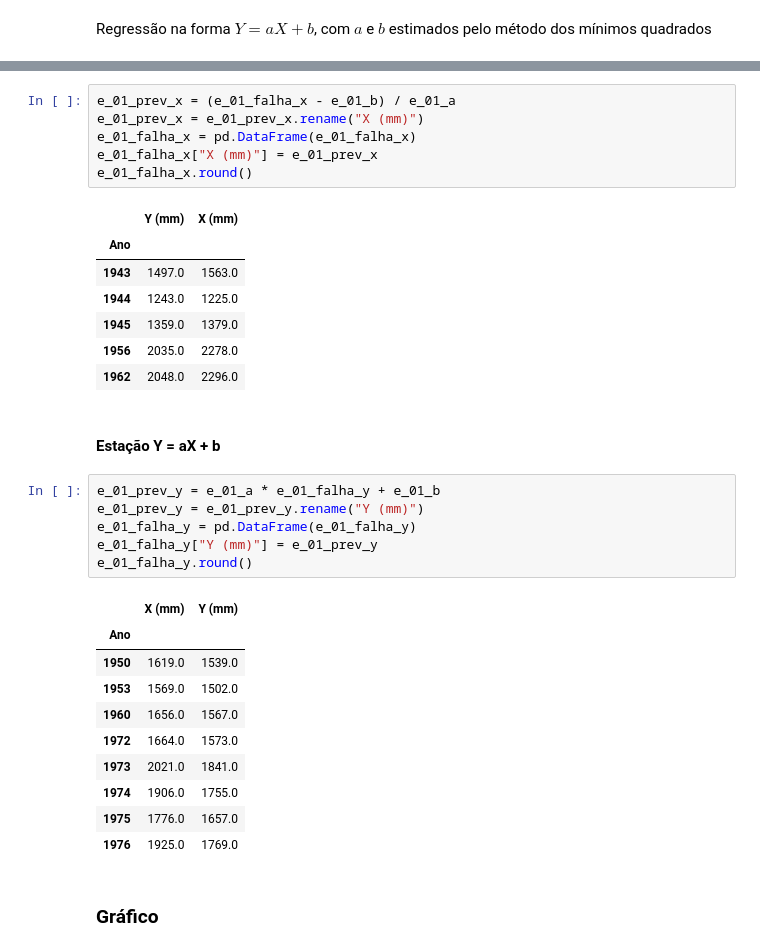
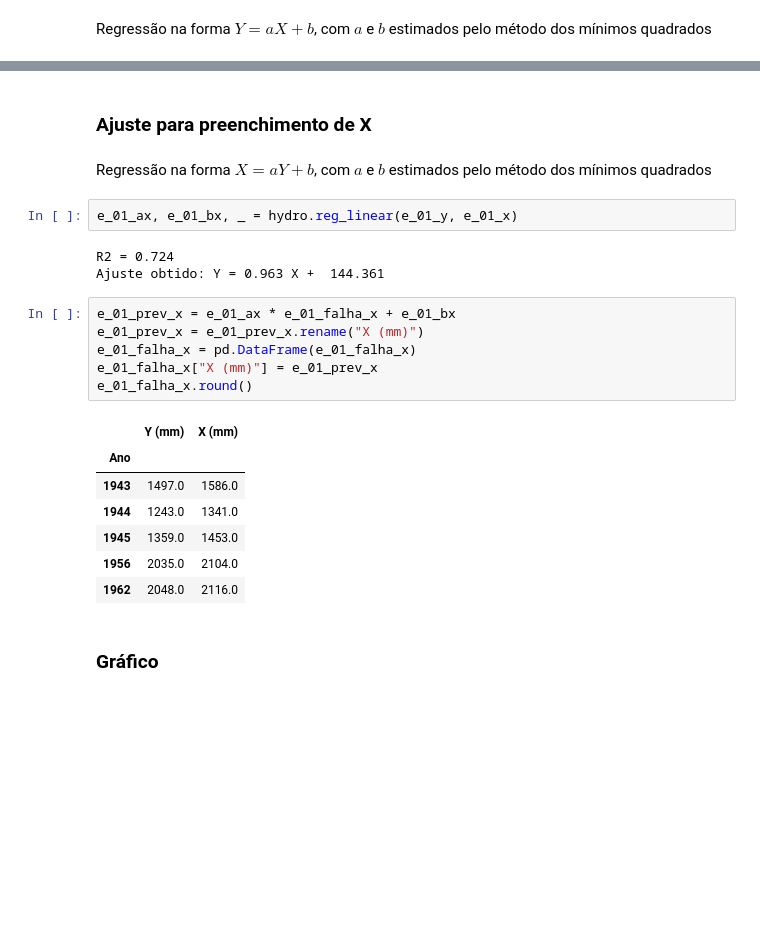
Before and after one commit to rqaita/hydrology, a Jupyter notebook: l_02.ipynb, the cells around one changed output, grey strips where cells are left out. Drawn from its saved outputs; the diff is of its cells as text; blank space fills up the shorter version.

```diff
--- a/l_02.ipynb
+++ b/l_02.ipynb
@@ -79,36 +77,26 @@ Ajuste obtido: $$Y = 0,752X + 321,852.$$
+# %% [markdown]
+### Ajuste para preenchimento de X
+# %% [markdown]
+Regressão na forma $X = a Y + b$, com $a$ e $b$ estimados pelo método dos mínimos quadrados
+# %%
+e_01_ax, e_01_bx, _ = hydro.reg_linear(e_01_y, e_01_x)
+# %% [output]
+R2 = 0.724
+Ajuste obtido: Y = 0.963 X +  144.361
 # %%
-e_01_prev_x = (e_01_falha_x - e_01_b) / e_01_a
+e_01_prev_x = e_01_ax * e_01_falha_x + e_01_bx
 e_01_prev_x = e_01_prev_x.rename("X (mm)")
 e_01_falha_x = pd.DataFrame(e_01_falha_x)
 e_01_falha_x["X (mm)"] = e_01_prev_x
 e_01_falha_x.round()
 # %% [output]
 |  | Y (mm) | X (mm) |
 | Ano |  |  |
-| 1943 | 1497.0 | 1563.0 |
-| 1944 | 1243.0 | 1225.0 |
-| 1945 | 1359.0 | 1379.0 |
-| 1956 | 2035.0 | 2278.0 |
-| 1962 | 2048.0 | 2296.0 |
+| 1943 | 1497.0 | 1586.0 |
+| 1944 | 1243.0 | 1341.0 |
+| 1945 | 1359.0 | 1453.0 |
+| 1956 | 2035.0 | 2104.0 |
+| 1962 | 2048.0 | 2116.0 |
-# %% [markdown]
-#### Estação Y = aX + b
-# %%
-e_01_prev_y = e_01_a * e_01_falha_y + e_01_b
-e_01_prev_y = e_01_prev_y.rename("Y (mm)")
-e_01_falha_y = pd.DataFrame(e_01_falha_y)
-e_01_falha_y["Y (mm)"] = e_01_prev_y
-e_01_falha_y.round()
-# %% [output]
-|  | X (mm) | Y (mm) |
-| Ano |  |  |
-| 1950 | 1619.0 | 1539.0 |
-| 1953 | 1569.0 | 1502.0 |
-| 1960 | 1656.0 | 1567.0 |
-| 1972 | 1664.0 | 1573.0 |
-| 1973 | 2021.0 | 1841.0 |
-| 1974 | 1906.0 | 1755.0 |
-| 1975 | 1776.0 | 1657.0 |
-| 1976 | 1925.0 | 1769.0 |
 # %% [markdown]
 ### Gráfico
 # %%
```
Also changed, not shown: parts of 18 cells of this notebook, 2 other files.
